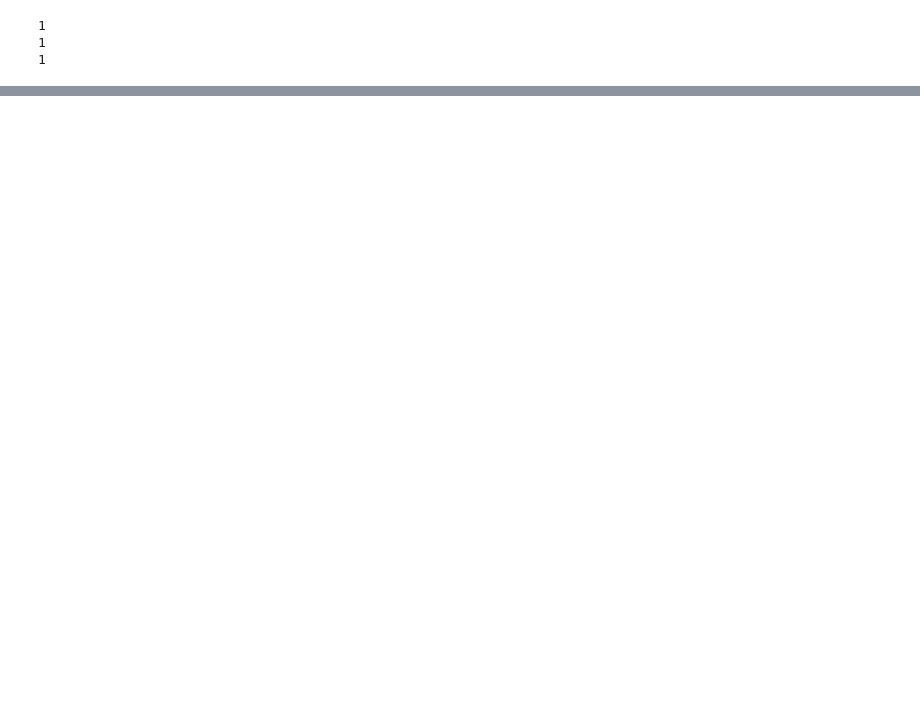
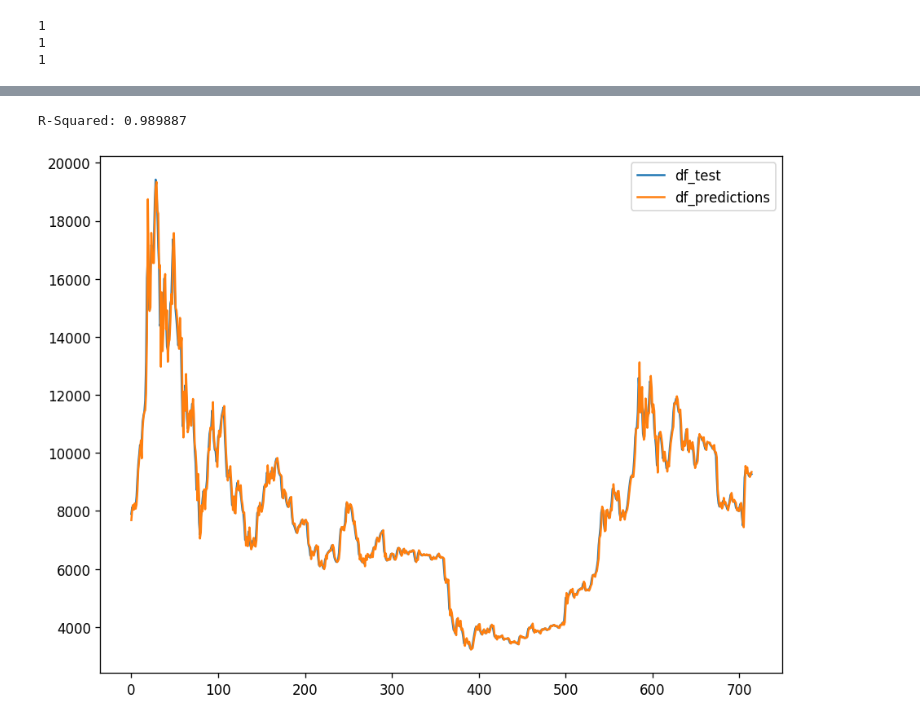
Before and after one commit to cmajorsolo/TimeSeries, a Jupyter notebook: Arima_model.ipynb, the cells around one changed output, grey strips where cells are left out. Drawn from its saved outputs; the diff is of its cells as text; code cells hidden in the pictures; blank space fills up the shorter version.

Commit message:
finished the ARIMA mdoel! get r squred error 0.989887 in block69

```diff
--- a/Arima_model.ipynb
+++ b/Arima_model.ipynb
@@ -283,3 +283,30 @@ plt.show()
+# %%
+# using one step forward ARIMA to predict price
+# using r2_score to calculate r-squared
+from sklearn.metrics import r2_score
+
+df_split_point = int(len(df) * 0.7)
+df_train, df_test = df[:df_split_point], df[df_split_point:]
+history = [x for x in df_train]
+predictions = []
+
+for t in range(len(df_test)):
+    model = ARIMA(history, order=(2, 1, 1))
+    model_fit = model.fit(disp=0)
+    yhat = model_fit.forecast()[0]
+    predictions.extend(yhat)
+    history.append(df_test.iloc[t])
+
+df_test = df_test.reset_index(drop=True)
+df_predictions = pd.DataFrame(predictions)
+
+plt.plot(df_test)
+plt.plot(predictions)
+plt.legend(['df_test', 'df_predictions'])
+print('R-Squared: %f'%(r2_score(df_test, df_predictions)))
+# %% [output]
+R-Squared: 0.989887
+[figure, added]
 # %%
 # second arima method: auto_arima
 # https://www.alkaline-ml.com/pmdarima/auto_examples/example_simple_fit.html
```
Also changed, not shown: parts of 17 cells of this notebook.
